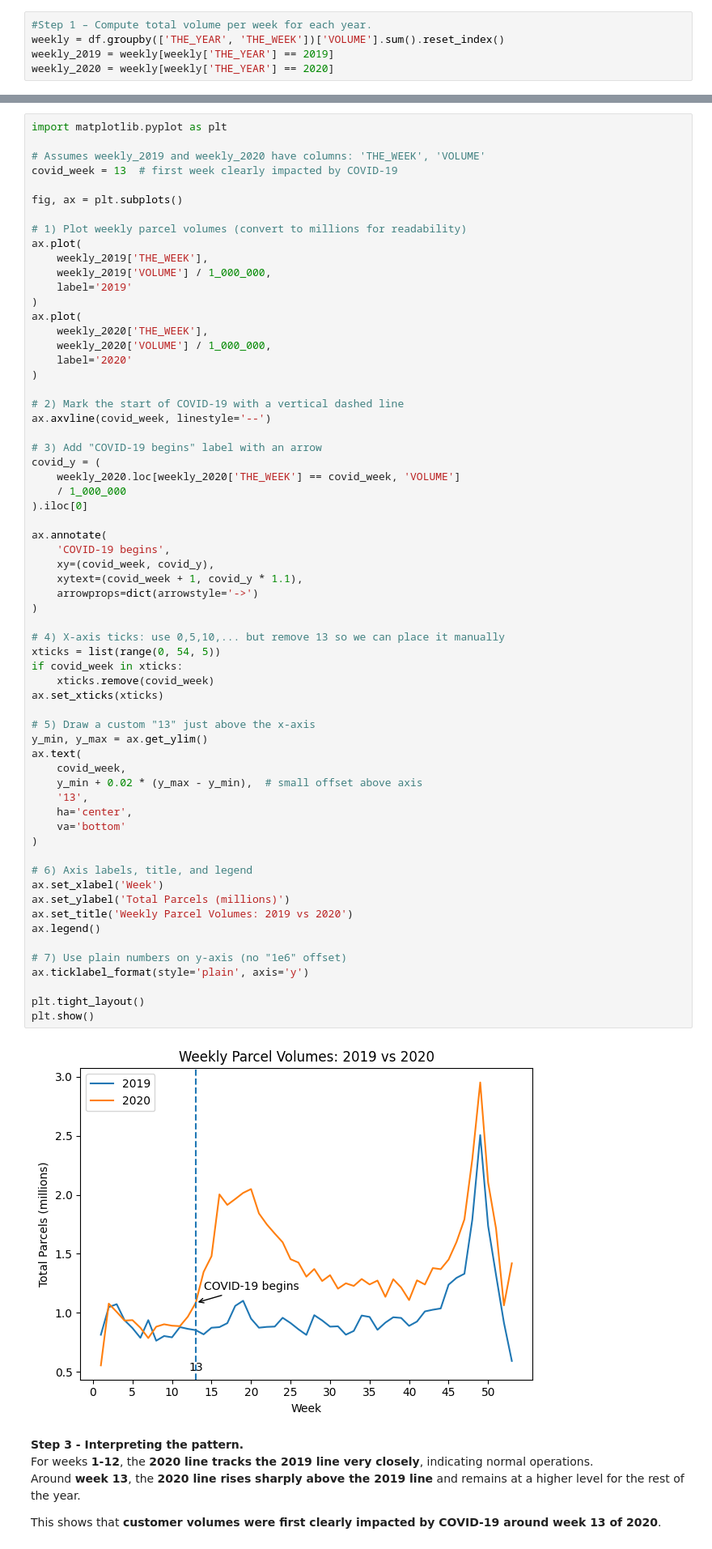
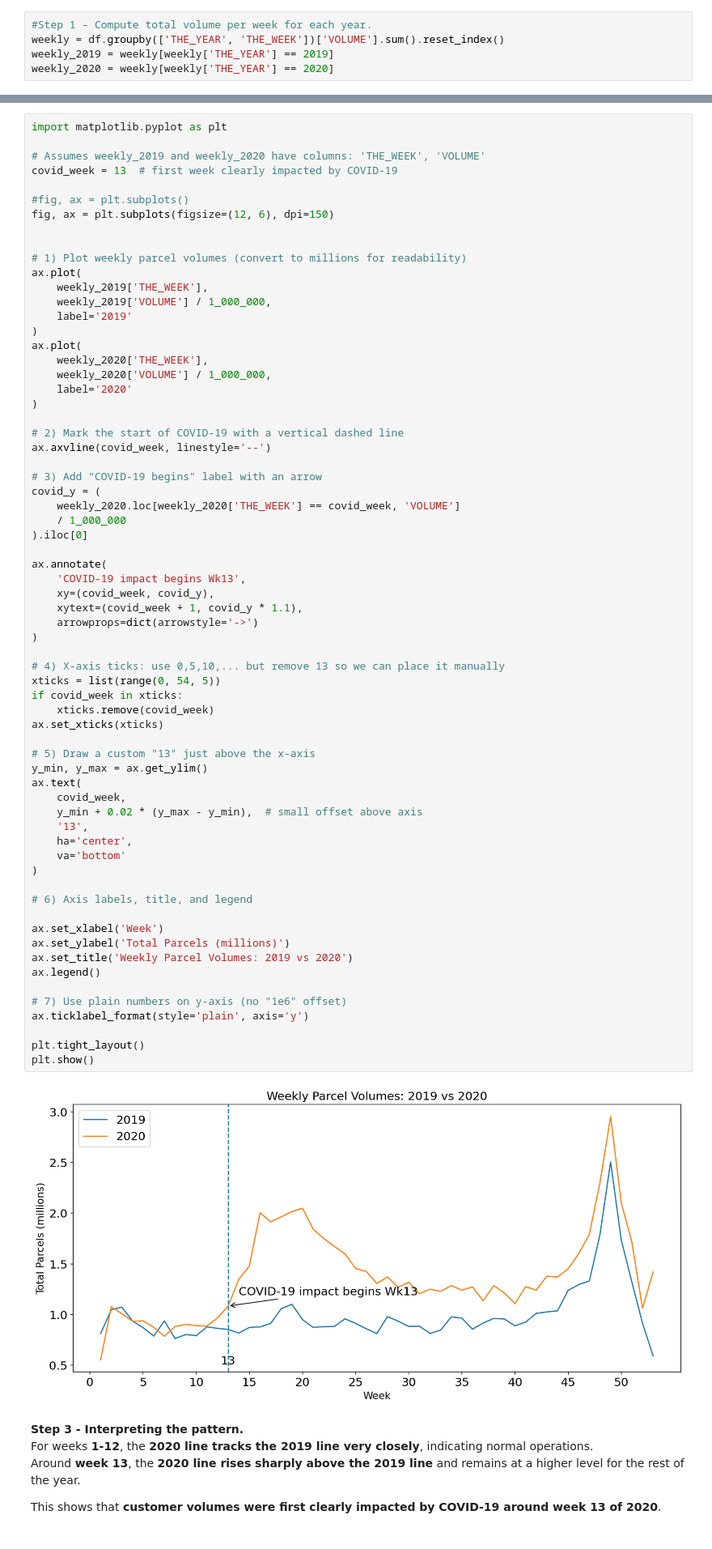
Before and after one commit to John-Adedoyin-001/Data-program-COMP-603_PROJECT-EBOSELE-AND-JOHN, a Jupyter notebook: Final_Project_COVID_DATA_John_and_Eboseluimen_Python.ipynb, the cells around one changed output, grey strips where cells are left out. Shown at 81% size. Saved outputs shown, nothing was run; the diff lists cells and outputs as text.

```diff
--- a/Final_Project_COVID_DATA_John_and_Eboseluimen_Python.ipynb
+++ b/Final_Project_COVID_DATA_John_and_Eboseluimen_Python.ipynb
@@ -99,7 +100,9 @@ import matplotlib.pyplot as plt
 # Assumes weekly_2019 and weekly_2020 have columns: 'THE_WEEK', 'VOLUME'
 covid_week = 13  # first week clearly impacted by COVID-19
 
-fig, ax = plt.subplots()
+#fig, ax = plt.subplots()
+fig, ax = plt.subplots(figsize=(12, 6), dpi=150)
+
 
 # 1) Plot weekly parcel volumes (convert to millions for readability)
 ax.plot(
@@ -123,41 +126,42 @@ covid_y = (
 ).iloc[0]
 
 ax.annotate(
-    'COVID-19 begins',
+    'COVID-19 impact begins Wk13',
     xy=(covid_week, covid_y),
     xytext=(covid_week + 1, covid_y * 1.1),
     arrowprops=dict(arrowstyle='->')
 )
 
 # 4) X-axis ticks: use 0,5,10,... but remove 13 so we can place it manually
 xticks = list(range(0, 54, 5))
 if covid_week in xticks:
     xticks.remove(covid_week)
 ax.set_xticks(xticks)
 
 # 5) Draw a custom "13" just above the x-axis
 y_min, y_max = ax.get_ylim()
 ax.text(
     covid_week,
     y_min + 0.02 * (y_max - y_min),  # small offset above axis
     '13',
     ha='center',
     va='bottom'
 )
 
 # 6) Axis labels, title, and legend
+
 ax.set_xlabel('Week')
 ax.set_ylabel('Total Parcels (millions)')
 ax.set_title('Weekly Parcel Volumes: 2019 vs 2020')
 ax.legend()
 
 # 7) Use plain numbers on y-axis (no "1e6" offset)
 ax.ticklabel_format(style='plain', axis='y')
 
 plt.tight_layout()
 plt.show()
 # %% [output]
-[figure, old version]
+[figure, new version]
 # %% [markdown]
 **Step 3 - Interpreting the pattern.**
 For weeks **1-12**, the **2020 line tracks the 2019 line very closely**, indicating normal operations.
```
Also changed, not shown: parts of 45 cells of this notebook.
